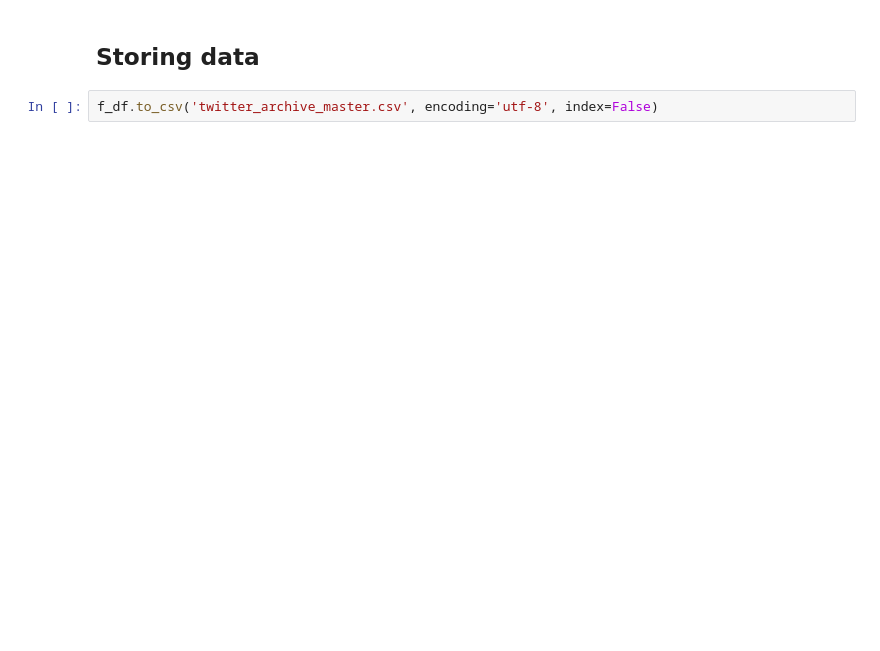
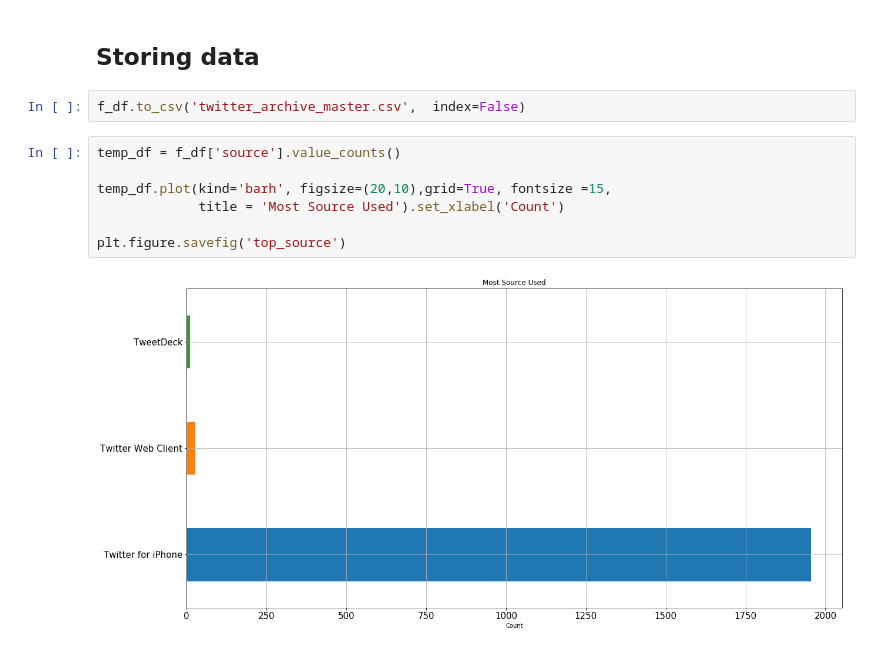
Before and after one commit to Alyahya-A/wrangle-and-analyze-data, a Jupyter notebook: wrangle_act.ipynb, the cells around one changed output. Cells and saved outputs as stored; diff of their text form; blank space fills up the shorter version.

```diff
--- a/wrangle_act.ipynb
+++ b/wrangle_act.ipynb
@@ -989,4 +1014,13 @@ memory usage: 342.7+ KB
 # %% [markdown]
 ## Storing data
 # %%
-f_df.to_csv('twitter_archive_master.csv', encoding='utf-8', index=False)
+f_df.to_csv('twitter_archive_master.csv',  index=False)
+# %%
+temp_df = f_df['source'].value_counts()
+
+temp_df.plot(kind='barh', figsize=(20,10),grid=True, fontsize =15,
+             title = 'Most Source Used').set_xlabel('Count')
+
+plt.figure.savefig('top_source')
+# %% [output]
+[figure, added]
```
Also changed, not shown: parts of 13 cells of this notebook, 1 other file.
